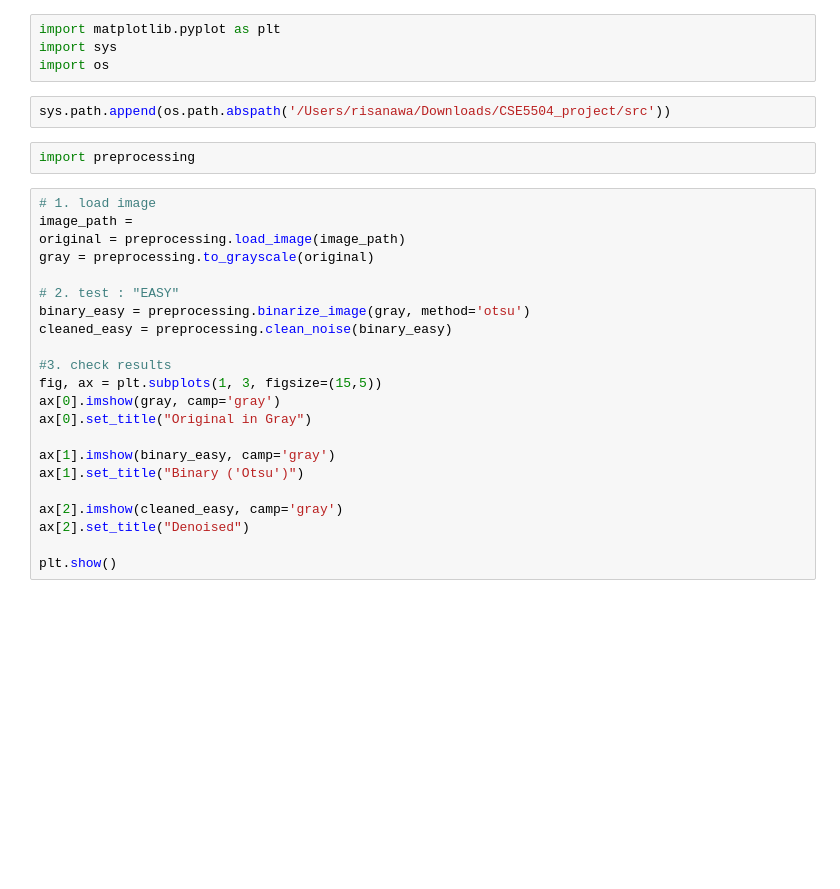
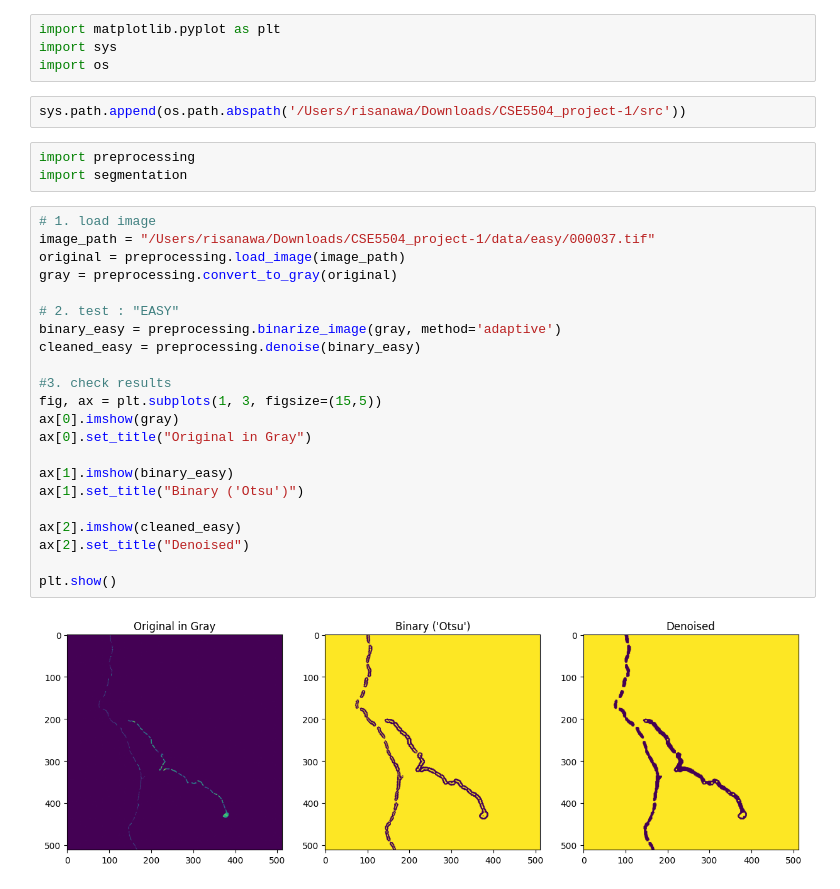
Before and after one commit to risanawa/CSE5504_project, a Jupyter notebook: notebooks/dev_playground.ipynb, the cells around one changed output. Saved outputs shown, nothing was run; the diff lists cells and outputs as text; blank space fills up the shorter version.

```diff
--- a/notebooks/dev_playground.ipynb
+++ b/notebooks/dev_playground.ipynb
@@ -25,28 +26,31 @@ import matplotlib.pyplot as plt
 import sys
 import os
 # %%
-sys.path.append(os.path.abspath('/Users/risanawa/Downloads/CSE5504_project/src'))
+sys.path.append(os.path.abspath('/Users/risanawa/Downloads/CSE5504_project-1/src'))
 # %%
 import preprocessing
+import segmentation
 # %%
 # 1. load image
-image_path =
+image_path = "/Users/risanawa/Downloads/CSE5504_project-1/data/easy/000037.tif"
 original = preprocessing.load_image(image_path)
-gray = preprocessing.to_grayscale(original)
+gray = preprocessing.convert_to_gray(original)
 
 # 2. test : "EASY"
-binary_easy = preprocessing.binarize_image(gray, method='otsu')
-cleaned_easy = preprocessing.clean_noise(binary_easy)
+binary_easy = preprocessing.binarize_image(gray, method='adaptive')
+cleaned_easy = preprocessing.denoise(binary_easy)
 
 #3. check results
 fig, ax = plt.subplots(1, 3, figsize=(15,5))
-ax[0].imshow(gray, camp='gray')
+ax[0].imshow(gray)
 ax[0].set_title("Original in Gray")
 
-ax[1].imshow(binary_easy, camp='gray')
+ax[1].imshow(binary_easy)
 ax[1].set_title("Binary ('Otsu')")
 
-ax[2].imshow(cleaned_easy, camp='gray')
+ax[2].imshow(cleaned_easy)
 ax[2].set_title("Denoised")
 
 plt.show()
+# %% [output]
+[figure, added]
```
Also changed, not shown: parts of 3 cells of this notebook.
